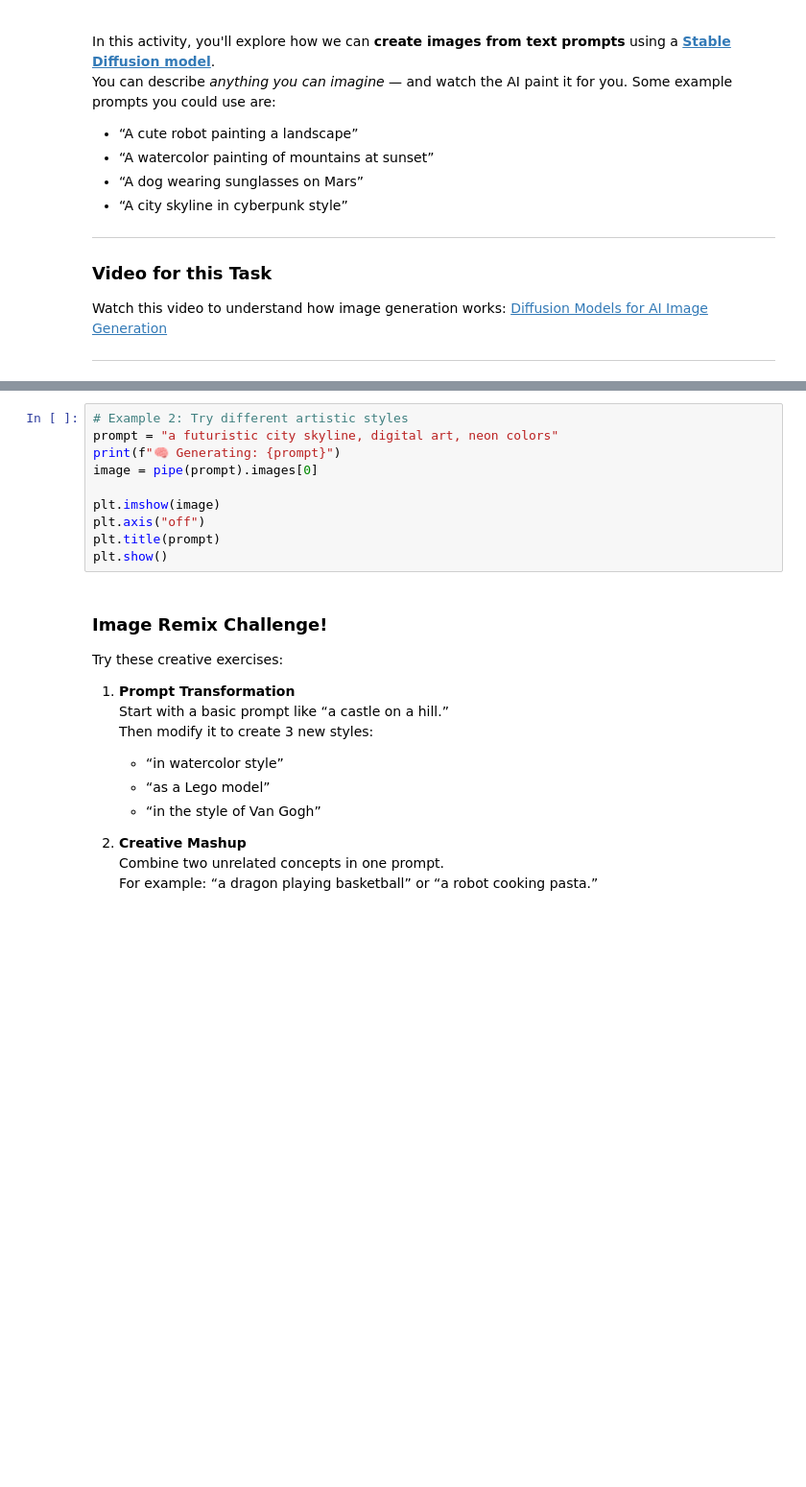
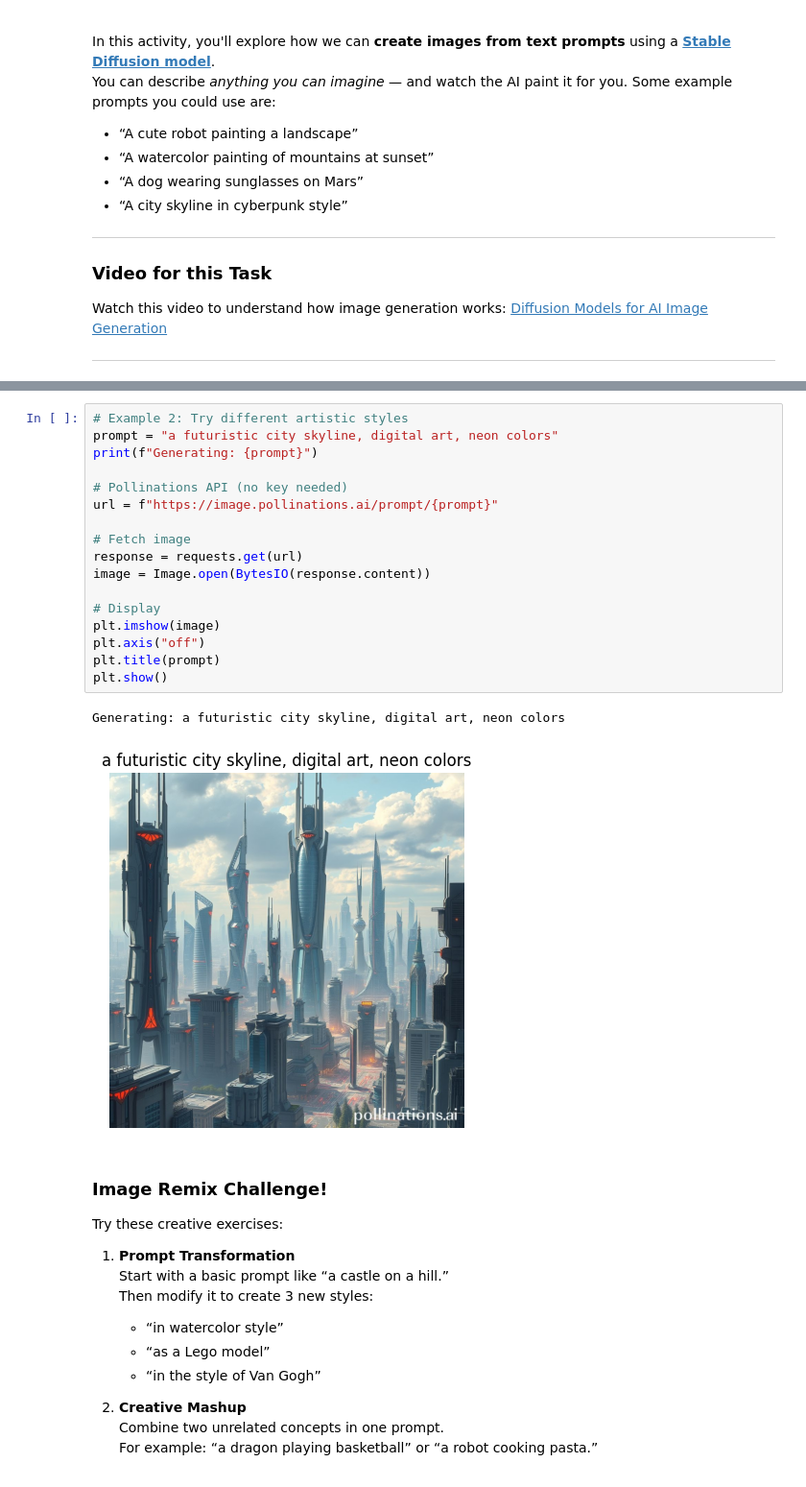
Before and after one commit to marta-colmenar/ai-generation-intro-project, a Jupyter notebook: Task5_Generation.ipynb, the cells around one changed output, grey strips where cells are left out. Shown at 96% size. Drawn from its saved outputs; the diff is of its cells as text; blank space fills up the shorter version.

```diff
--- a/Task5_Generation.ipynb
+++ b/Task5_Generation.ipynb
@@ -77,13 +45,23 @@ KeyboardInterrupt:
 # %%
 # Example 2: Try different artistic styles
 prompt = "a futuristic city skyline, digital art, neon colors"
-print(f"🧠 Generating: {prompt}")
-image = pipe(prompt).images[0]
+print(f"Generating: {prompt}")
 
+# Pollinations API (no key needed)
+url = f"https://image.pollinations.ai/prompt/{prompt}"
+
+# Fetch image
+response = requests.get(url)
+image = Image.open(BytesIO(response.content))
+
+# Display
 plt.imshow(image)
 plt.axis("off")
 plt.title(prompt)
 plt.show()
+# %% [output]
+Generating: a futuristic city skyline, digital art, neon colors
+[figure, added]
 # %% [markdown]
 ### Image Remix Challenge!
 
```
Also changed, not shown: parts of 4 cells of this notebook.
